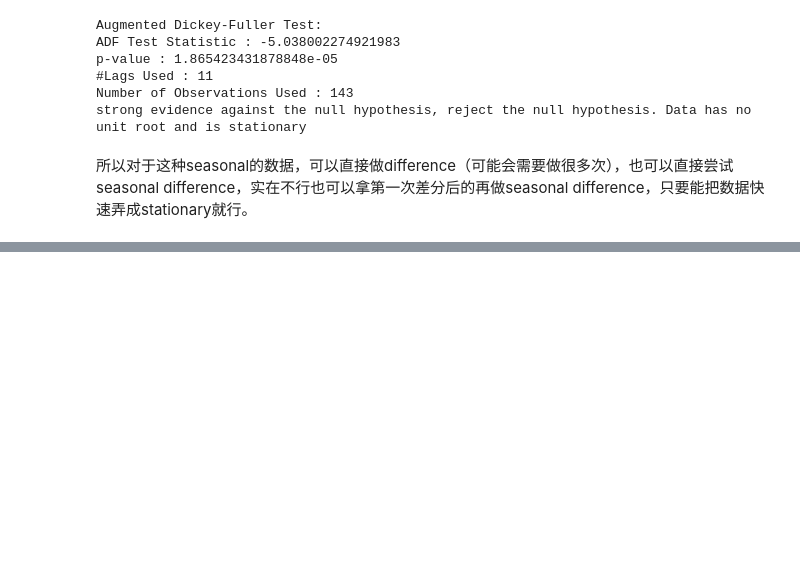
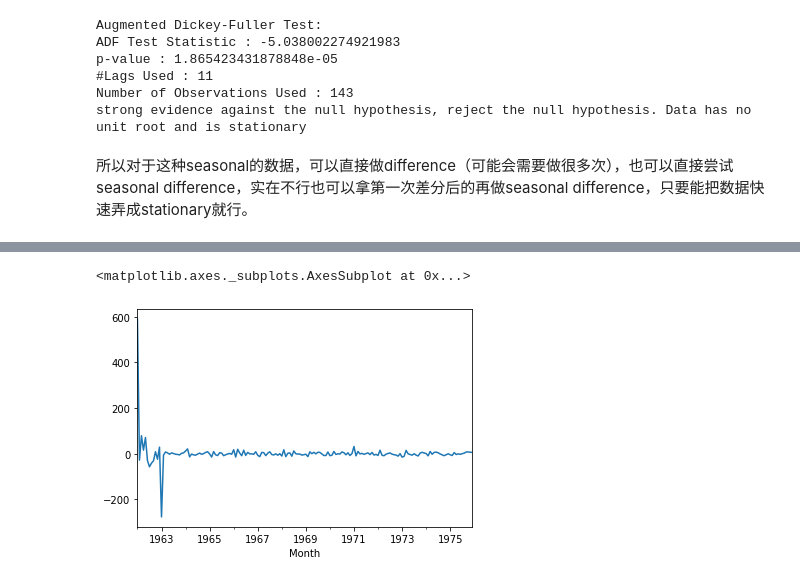
Before and after one commit to Bohaukish/Python-for-Financial-Analysis, a Jupyter notebook: Time Series Analysis/ARIMA_and_seasonal_ARIMA_model.ipynb, the cells around one changed output, grey strips where cells are left out. Saved outputs shown, nothing was run; the diff lists cells and outputs as text; code cells hidden in the pictures; blank space fills up the shorter version.

```diff
--- a/Time Series Analysis/ARIMA_and_seasonal_ARIMA_model.ipynb
+++ b/Time Series Analysis/ARIMA_and_seasonal_ARIMA_model.ipynb
@@ -245,0 +389,5 @@ An autocorrelation plot (also known as a Correlogram) shows the correlation of t
+# %%
+
+model = sm.tsa.statespace.SARIMAX(df['Milk in pounds per cow'],order=(0,1,0), seasonal_order=(0,1,1,12))
+results = model.fit()
+print(results.summary())
@@ -245,0 +412,5 @@ An autocorrelation plot (also known as a Correlogram) shows the correlation of t
+# %%
+results.resid.plot()  # show residual error point，smooth的是正常值
+# %% [output]
+<matplotlib.axes._subplots.AxesSubplot at 0x...>
+[figure, added]
```
Also changed, not shown: parts of 23 cells of this notebook.
